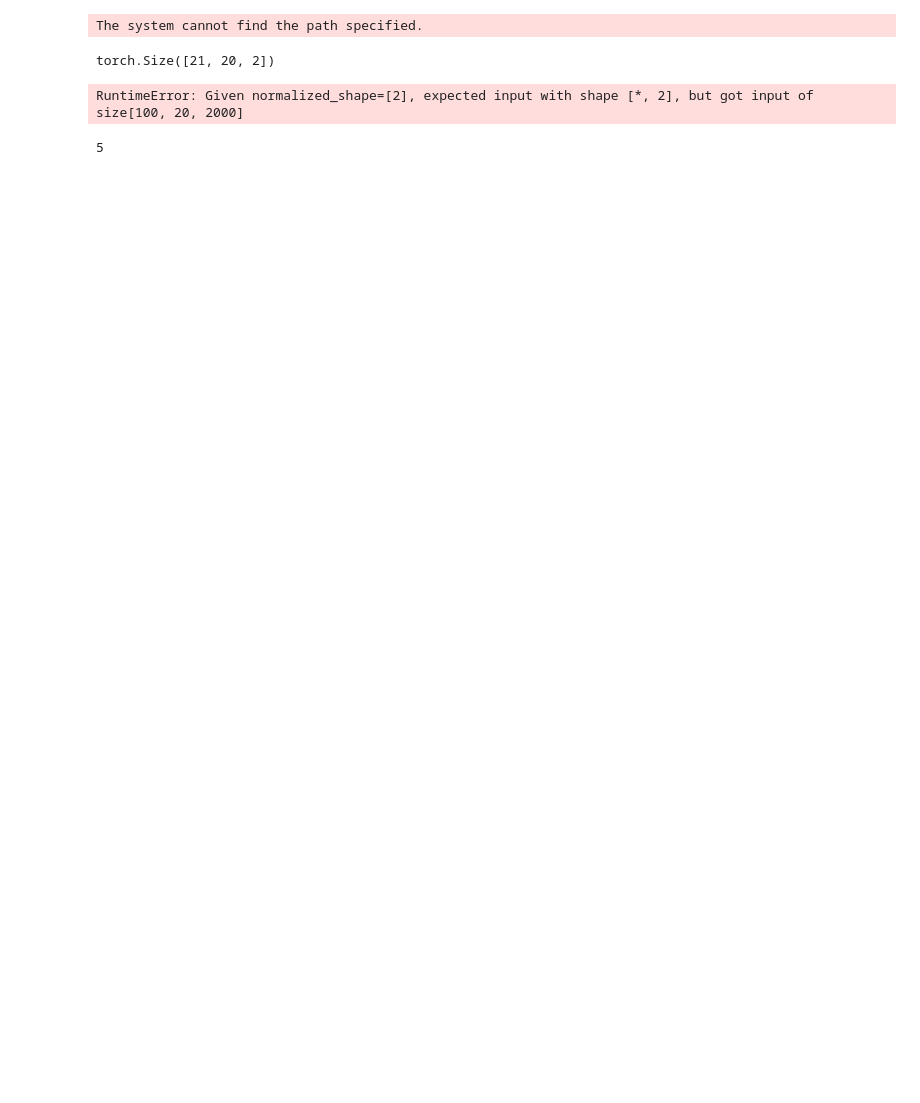
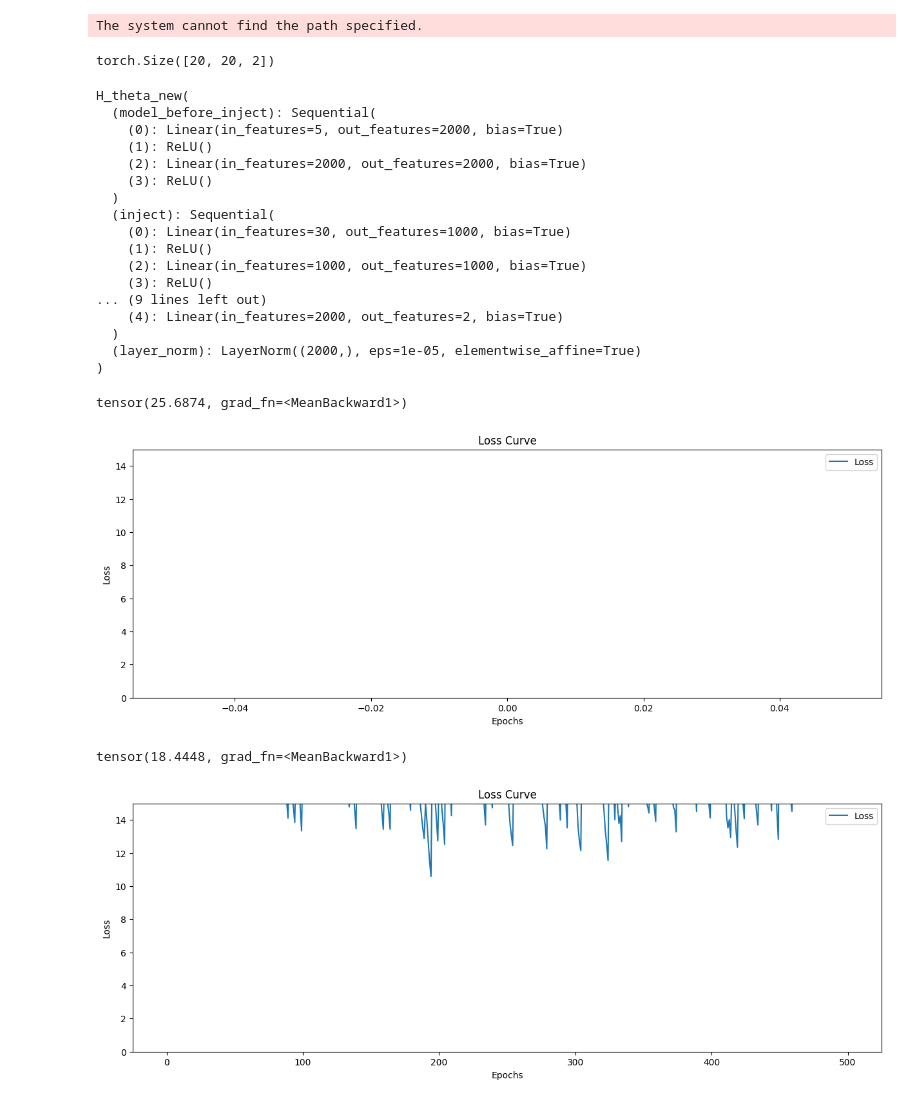
Before and after one commit to rajshreyas922/Human_Pose_Generation, a Jupyter notebook: ProvNERF Pose Generation/N points _ less than 100 epochs.ipynb, the cells around one changed output. Cells and saved outputs as stored; diff of their text form; code cells hidden in the pictures; blank space fills up the shorter version.

```diff
--- a/ProvNERF Pose Generation/N points _ less than 100 epochs.ipynb
+++ b/ProvNERF Pose Generation/N points _ less than 100 epochs.ipynb
@@ -95,7 +95,7 @@ def generate_data(n, sign = "+"):
     e1 = generate_ellipse(n, r1 = 1.5, r2 = 3)
     e2 = generate_ellipse(n, r1 = 4, r2 = 2)
     curves =  generate_ellipse(n, r1 = 2.5, r2 = 2.5)
-    for i in range(10,30):
+    for i in range(11,30):
         # for j in range(1,5):
         e1 = generate_ellipse(n, r1 = i/4, r2 = i/4)
         curves = torch.concat((curves, e1))
@@ -451,17 +376,18 @@ else:
 data = (generate_data(num_points)).to(device)
 print(data.shape)
 # %% [output]
-torch.Size([21, 20, 2])
+torch.Size([20, 20, 2])
 # %%
 id += 1
 param_name = str(id)
-torch.manual_seed(1)
-np.random.seed(1)
+
 # Initialize the model and optimizer
-H_t = H_theta_new(input_dim=zdim, output_dim=output_dim).to(device)
+H_t = H_theta_new(input_dim=zdim, output_dim=output_dim, num_layers = 4, num_layers_inject = 3, num_neuron_inject = 1000, num_neurons = 2000).to(device)
+#H_t = H_theta(input_dim=zdim, output_dim=output_dim, num_layers = 6, num_neurons = 2000).to(device)
 #optimizer = optim.Adam(H_t.parameters(), lr=lr, eps=5e-1)
+print(H_t)
 optimizer = optim.AdamW(H_t.parameters(), lr=lr, betas=(b1, b2), eps = 1e-8)
-#optimizer = optim.SGD(H_t.parameters(), lr=lr, momentum=0.95)
+#optimizer = optim.SGD(H_t.parameters(), lr=lr, momentum=0.9, nesterov=True)
 
 scheduler = optim.lr_scheduler.StepLR(optimizer, gamma=gamma, step_size= step)
 
@@ -479,7 +405,8 @@ for e in tqdm(range(epochs)):
         Zs = generate_NN_latent_functions(num_samples=num_Z_samples, xdim=z_in.shape[1], zdim=zdim, bias=1)
         for i, model in enumerate(Zs):
             model = model.to(device)
-            Zxs[i] = (model(z_in)/z_scale).to(device)
+            z = torch.cat((model(z_in)/z_scale, z_in), dim=1)
+            Zxs[i] = z.to(device)
         generated = H_t(Zxs).to(device)
 
         imle_nns = [find_nns(d, generated) for d in data]
@@ -597,7 +524,7 @@ for e in tqdm(range(epochs)):
     # print("Parameter Norm:", param_norm)
 
     optimizer.step()
-    #scheduler.step()
+    scheduler.step()
 
 # print(f"25 Epochs: {losses[24]}")
 # print(f"50 Epochs: {losses[49]}")
@@ -612,6 +539,19 @@ plt.xlabel('Epochs')
 plt.ylabel('Loss')
 plt.title('Loss Curve')
 plt.legend()
+plt.savefig(f'notebook_plots/{param_name}/Loss Curve.png')
+#plt.xticks(np.arange(0, 75), 1)
+plt.show()
+
+
+
+plt.figure(figsize=(15, 5))
+plt.plot(losses, label='Loss')
+plt.xlabel('Epochs')
+plt.ylabel('Loss')
+plt.title('Loss Curve')
+plt.legend()
+plt.ylim(0, 15)
 plt.savefig(f'notebook_plots/{param_name}/Loss Curve.png')
 #plt.xticks(np.arange(0, 75), 1)
 plt.show()
@@ -626,36 +566,51 @@ plt.show()
 # ax1.tick_params(axis='y', labelcolor='blue')
 # ax1.set_xticks(np.arange(0, len(grad_norms), 25))
 # # Create a secondary y-axis for parameter norms
 # ax2 = ax1.twinx()
 # ax2.plot(param_norms, color='red', label="Parameter Norms")
 # ax2.set_ylabel('Parameter Norms', color='red')
 # ax2.tick_params(axis='y', labelcolor='red')
 
 # # Title and layout adjustments
 # plt.title('Gradient and Parameter Norms over Epochs')
 
 # ax1.grid(True, which='both', axis='x', linestyle='--', linewidth=0.5)
 # fig.tight_layout()
 # plt.savefig(f'plots/{param_name}/ParamNorm vs GradNorm vs Epochs.png')
 # plt.show()
 
 
 
 # plt.figure(figsize=(20, 20))
 # plt.plot(grad_norms, param_norms, marker='o')
 # plt.xlabel('Gradient Norms')
 # plt.ylabel('Parameter Norms')
 
 # plt.title('Parameter Norms vs. Gradient Norms')
 # plt.grid(True)
 # for i, (grad, param) in enumerate(zip(grad_norms, param_norms)):
 #     plt.text(grad, param, str(i), fontsize=8, ha='right', va='bottom')
 # plt.savefig(f'plots/{param_name}/ParamNorm vs GradNorm.png')
 # plt.show()
 # %% [output]
-RuntimeError: Given normalized_shape=[2], expected input with shape [*, 2], but got input of size[100, 20, 2000]
+H_theta_new(
+  (model_before_inject): Sequential(
+    (0): Linear(in_features=5, out_features=2000, bias=True)
+    (1): ReLU()
+    (2): Linear(in_features=2000, out_features=2000, bias=True)
+    (3): ReLU()
+  )
+  (inject): Sequential(
+    (0): Linear(in_features=30, out_features=1000, bias=True)
+    (1): ReLU()
+    (2): Linear(in_features=1000, out_features=1000, bias=True)
+    (3): ReLU()
+... (9 lines left out)
+    (4): Linear(in_features=2000, out_features=2, bias=True)
+  )
+  (layer_norm): LayerNorm((2000,), eps=1e-05, elementwise_affine=True)
+)
+tensor(25.6874, grad_fn=<MeanBackward1>)
+[figure, added]
+tensor(18.4448, grad_fn=<MeanBackward1>)
+[figure, added]
-# %%
-s = s = 5
-print(s)
-# %% [output]
-5
```
Also changed, not shown: parts of 10 cells of this notebook, 3 other files.
